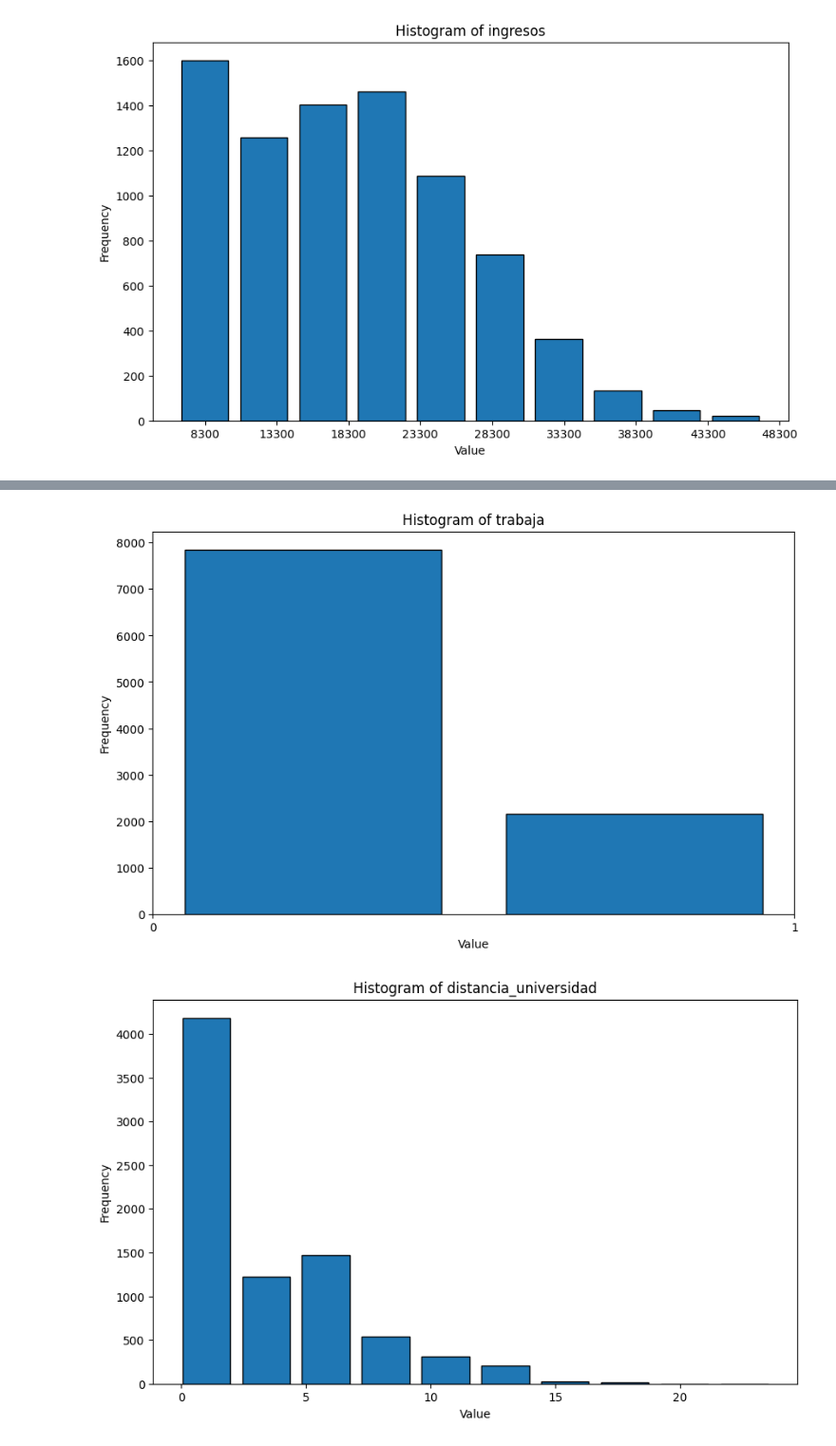
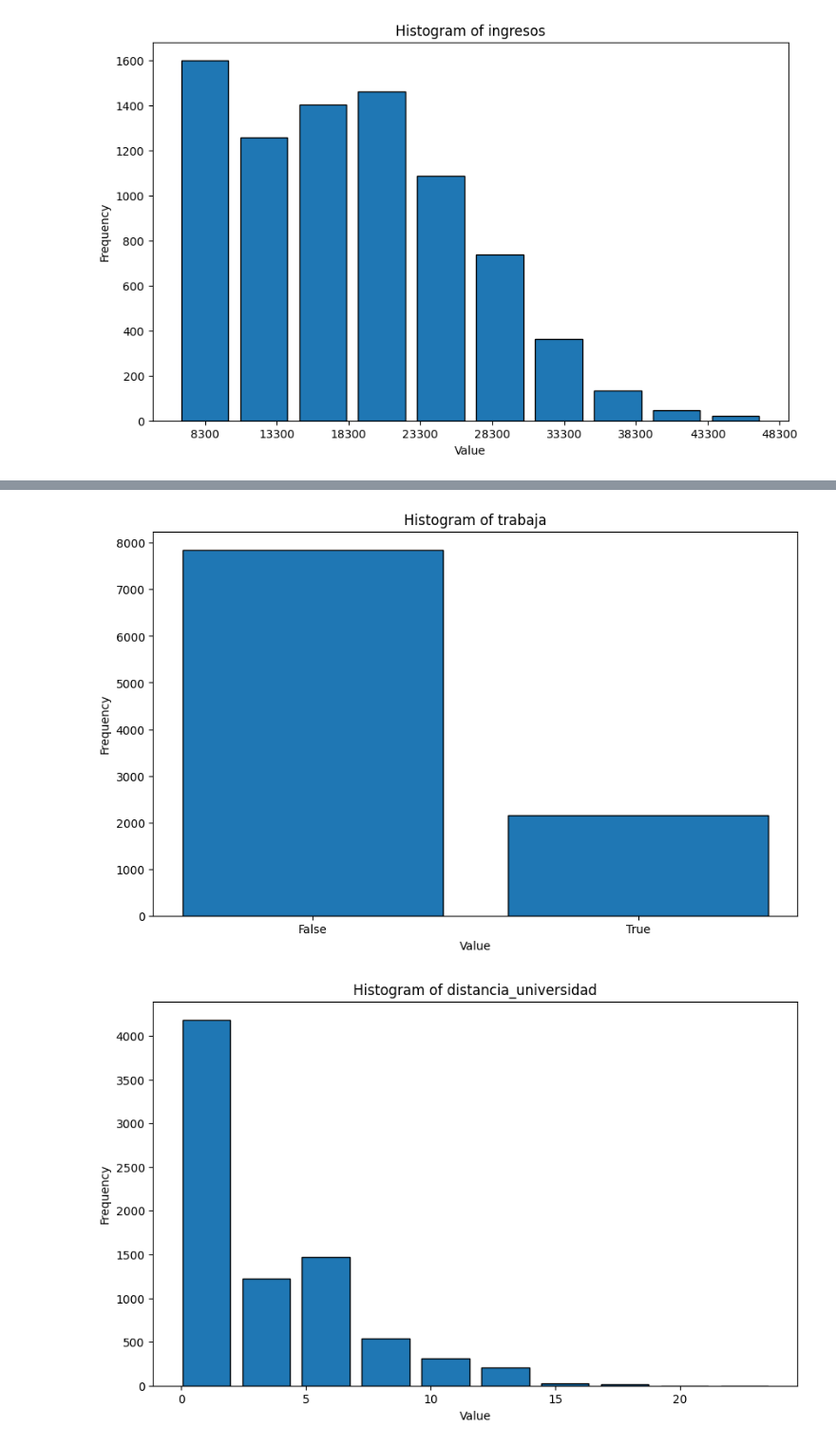
Before and after one commit to tonahdztoro/PE_2025, a Jupyter notebook: Unidad 1/S1.ipynb, the cells around one changed output, grey strips where cells are left out. Shown: that part at 95% size. Cells and saved outputs as stored; diff of their text form; code cells hidden in the pictures.

```diff
--- a/Unidad 1/S1.ipynb
+++ b/Unidad 1/S1.ipynb
@@ -166,17 +166,21 @@ plt.show()
 # %%
 column = 'trabaja'
 
 plt.figure(figsize=(10, 6))
 plt.hist(df[column].astype(int),
-         bins=2,
+         bins=[-0.5, 0.5, 1.5],  # Definimos bordes para alinear las barras con 0 y 1
          edgecolor='black', align='mid', rwidth=0.8)
+
+# Configurar las etiquetas del eje X como 'False' y 'True'
+plt.xticks([0, 1], labels=['False', 'True'])
+
+# Títulos y etiquetas
 plt.title(f'Histogram of {column}')
 plt.xlabel('Value')
-plt.xticks(df[column].unique())
 plt.ylabel('Frequency')
 plt.show()
 # %% [output]
-[figure, old version]
+[figure, new version]
 # %%
 column = 'distancia_universidad'
 
```
Also changed, not shown: parts of 4 cells of this notebook.
